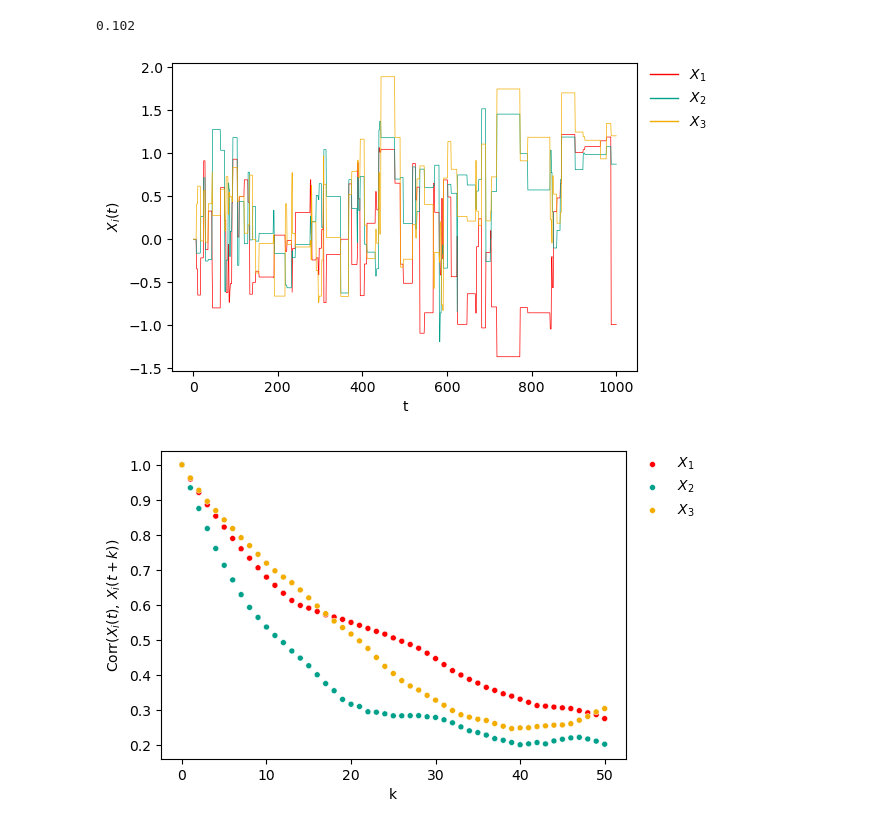
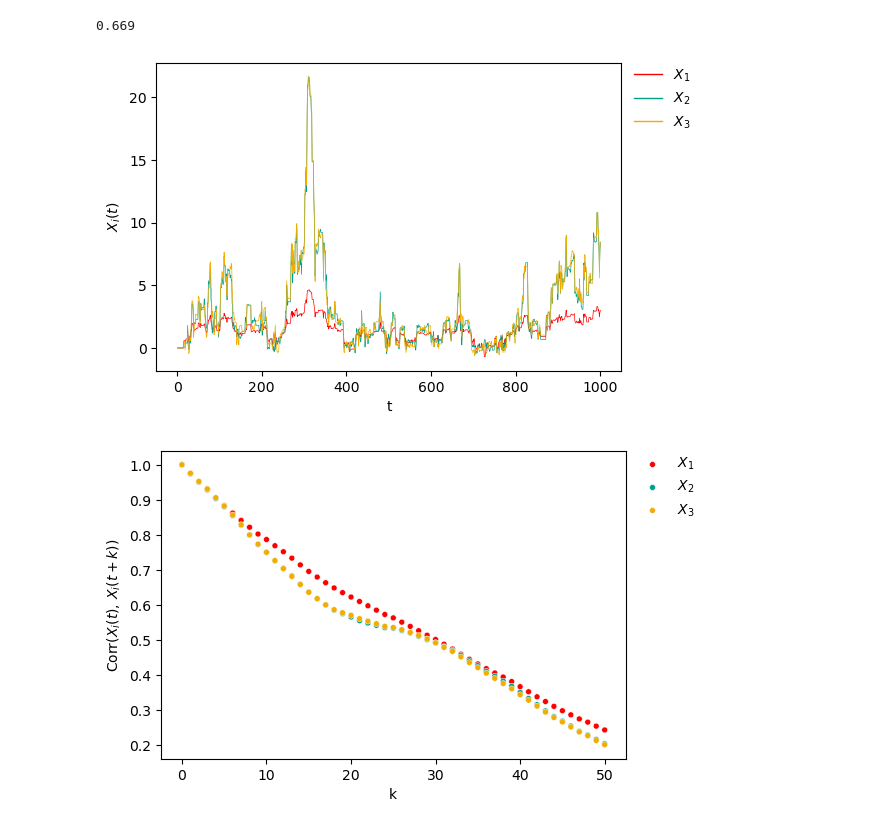
Before and after one commit to bartolomeou/FYP, a Jupyter notebook: test.ipynb, the cells around one changed output. Drawn from its saved outputs; the diff is of its cells as text; code cells hidden in the pictures.

```diff
--- a/test.ipynb
+++ b/test.ipynb
@@ -7,13 +9,13 @@ from src.utils.plot import traceplot, acfplot
 # %%
 target = Rosenbrock(n1=2, n2=2)
 # %%
-X_rwm, accept_rate = RWM(target, 1000, x_init=[0, 0, 0])
+X_rwm, accept_rate = SMBarker(target, 1000, x_init=[0, 0, 0])
 
 print(accept_rate)
 traceplot(X_rwm)
 acfplot(X_rwm)
 # %% [output]
-0.102
+0.669
-[figure, old version]
+[figure, new version]
-[figure, old version]
+[figure, new version]
 # %%
```
Also changed, not shown: parts of 2 cells of this notebook, 10 other files.
